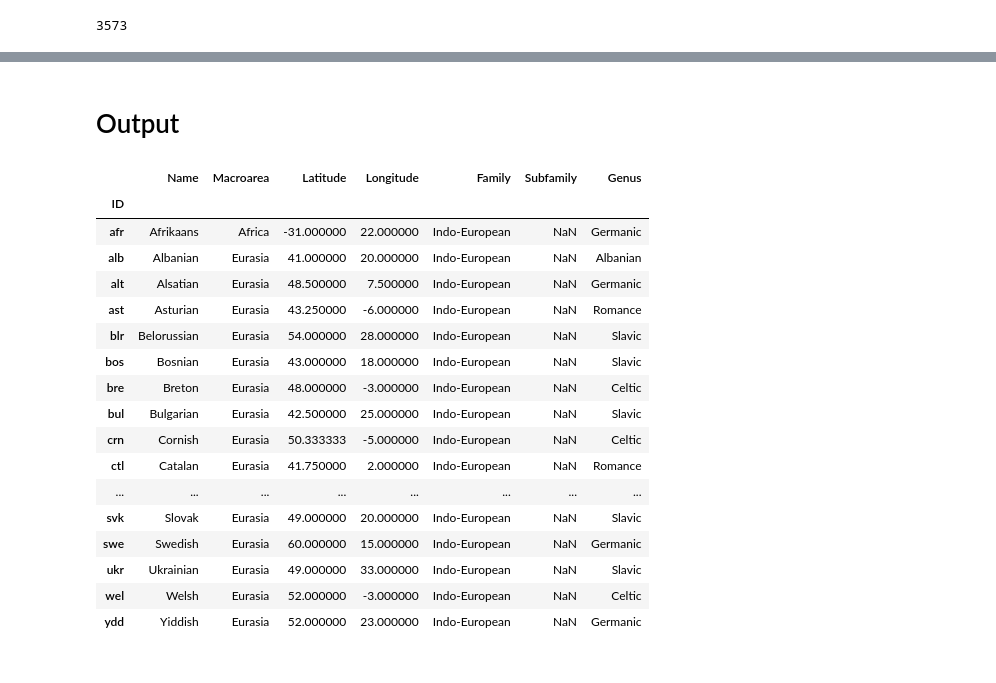
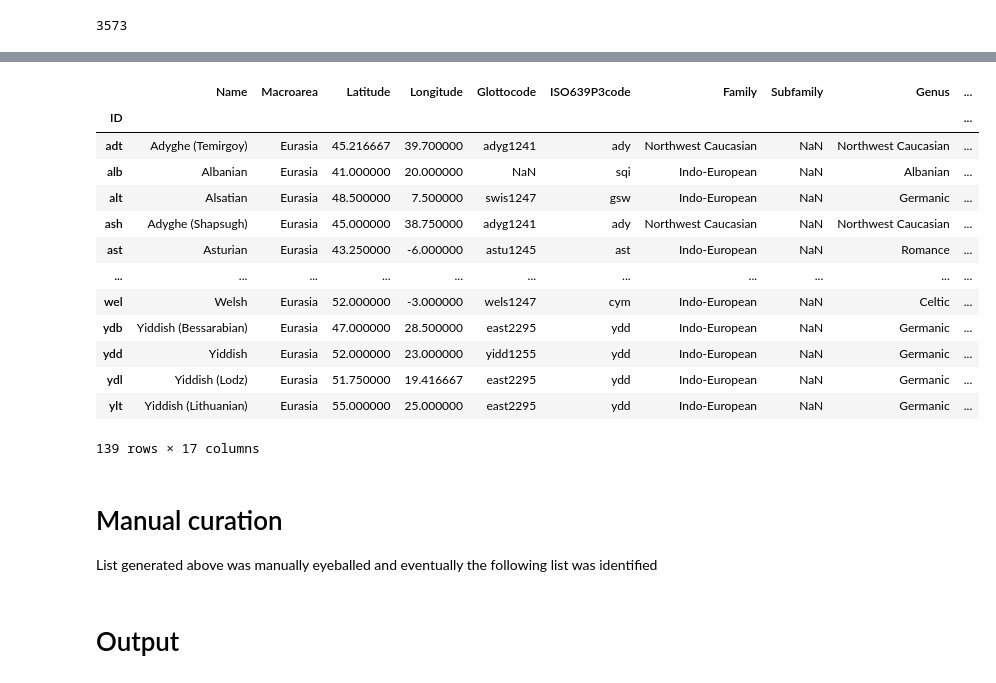
Before and after one commit to StefMiya/TL_Team5, a Jupyter notebook: languages.ipynb, the cells around one changed output, grey strips where cells are left out. Saved outputs shown, nothing was run; the diff lists cells and outputs as text; code cells hidden in the pictures.

```diff
--- a/languages.ipynb
+++ b/languages.ipynb
@@ -66,0 +55,20 @@ df_europe_standard_lang_only.shape[0]
+# %%
+df_filter
+# %% [output]
+|  | Name | Macroarea | Latitude | Longitude | Glottocode | ISO639P3code | Family | Subfamily | Genus | ... |
+| ID |  |  |  |  |  |  |  |  |  | ... |
+| adt | Adyghe (Temirgoy) | Eurasia | 45.216667 | 39.700000 | adyg1241 | ady | Northwest Caucasian | NaN | Northwest Caucasian | ... |
+| alb | Albanian | Eurasia | 41.000000 | 20.000000 | NaN | sqi | Indo-European | NaN | Albanian | ... |
+| alt | Alsatian | Eurasia | 48.500000 | 7.500000 | swis1247 | gsw | Indo-European | NaN | Germanic | ... |
+| ash | Adyghe (Shapsugh) | Eurasia | 45.000000 | 38.750000 | adyg1241 | ady | Northwest Caucasian | NaN | Northwest Caucasian | ... |
+| ast | Asturian | Eurasia | 43.250000 | -6.000000 | astu1245 | ast | Indo-European | NaN | Romance | ... |
+| ... | ... | ... | ... | ... | ... | ... | ... | ... | ... | ... |
+| wel | Welsh | Eurasia | 52.000000 | -3.000000 | wels1247 | cym | Indo-European | NaN | Celtic | ... |
+| ydb | Yiddish (Bessarabian) | Eurasia | 47.000000 | 28.500000 | east2295 | ydd | Indo-European | NaN | Germanic | ... |
+| ydd | Yiddish | Eurasia | 52.000000 | 23.000000 | yidd1255 | ydd | Indo-European | NaN | Germanic | ... |
+| ydl | Yiddish (Lodz) | Eurasia | 51.750000 | 19.416667 | east2295 | ydd | Indo-European | NaN | Germanic | ... |
+| ylt | Yiddish (Lithuanian) | Eurasia | 55.000000 | 25.000000 | east2295 | ydd | Indo-European | NaN | Germanic | ... |
+139 rows × 17 columns
+# %% [markdown]
+# Manual curation
+List generated above was manually eyeballed and eventually the following list was identified
@@ -68,25 +82,6 @@ df_europe_standard_lang_only.shape[0]
 # Output
 # %%
 # df_europe_standard_lang_only
-df_output = df_europe_standard_lang_only[['Name', 'Macroarea', 'Latitude', 'Longitude', 'Family', 'Subfamily', 'Genus']]
-df_output
-# df_output.to_csv('data/european_languages.csv')
+df_output = df_result[['Name', 'Macroarea', 'Latitude', 'Longitude', 'Family', 'Subfamily', 'Genus']]
+# df_output
+df_output.to_csv('data/european_languages.csv')
-# %% [output]
-|  | Name | Macroarea | Latitude | Longitude | Family | Subfamily | Genus |
-| ID |  |  |  |  |  |  |  |
-| afr | Afrikaans | Africa | -31.000000 | 22.000000 | Indo-European | NaN | Germanic |
-| alb | Albanian | Eurasia | 41.000000 | 20.000000 | Indo-European | NaN | Albanian |
-| alt | Alsatian | Eurasia | 48.500000 | 7.500000 | Indo-European | NaN | Germanic |
-| ast | Asturian | Eurasia | 43.250000 | -6.000000 | Indo-European | NaN | Romance |
-| blr | Belorussian | Eurasia | 54.000000 | 28.000000 | Indo-European | NaN | Slavic |
-| bos | Bosnian | Eurasia | 43.000000 | 18.000000 | Indo-European | NaN | Slavic |
-| bre | Breton | Eurasia | 48.000000 | -3.000000 | Indo-European | NaN | Celtic |
-| bul | Bulgarian | Eurasia | 42.500000 | 25.000000 | Indo-European | NaN | Slavic |
-| crn | Cornish | Eurasia | 50.333333 | -5.000000 | Indo-European | NaN | Celtic |
-| ctl | Catalan | Eurasia | 41.750000 | 2.000000 | Indo-European | NaN | Romance |
-| ... | ... | ... | ... | ... | ... | ... | ... |
-| svk | Slovak | Eurasia | 49.000000 | 20.000000 | Indo-European | NaN | Slavic |
-| swe | Swedish | Eurasia | 60.000000 | 15.000000 | Indo-European | NaN | Germanic |
-| ukr | Ukrainian | Eurasia | 49.000000 | 33.000000 | Indo-European | NaN | Slavic |
-| wel | Welsh | Eurasia | 52.000000 | -3.000000 | Indo-European | NaN | Celtic |
-| ydd | Yiddish | Eurasia | 52.000000 | 23.000000 | Indo-European | NaN | Germanic |
```
Also changed, not shown: parts of 9 cells of this notebook, 2 other files.
